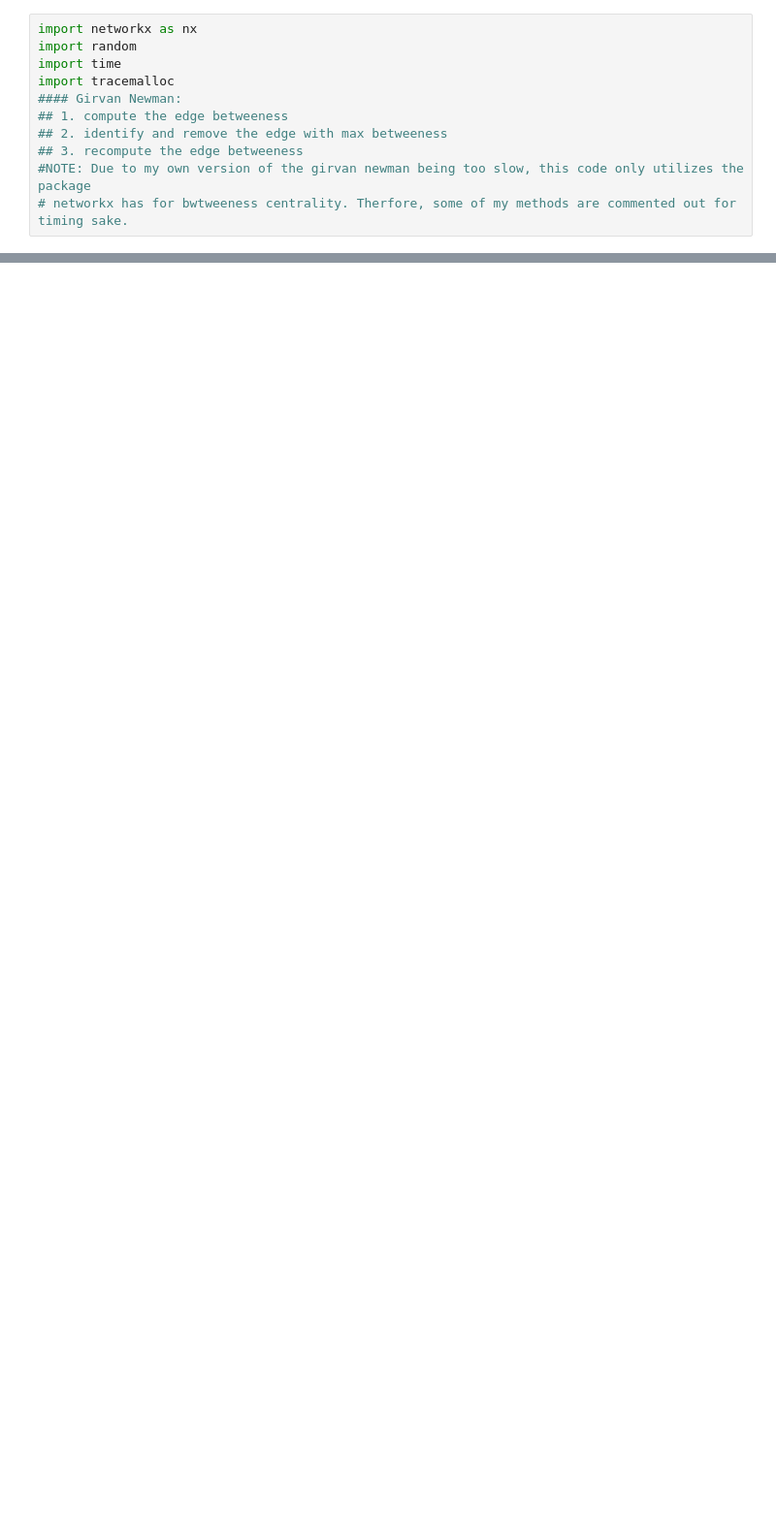
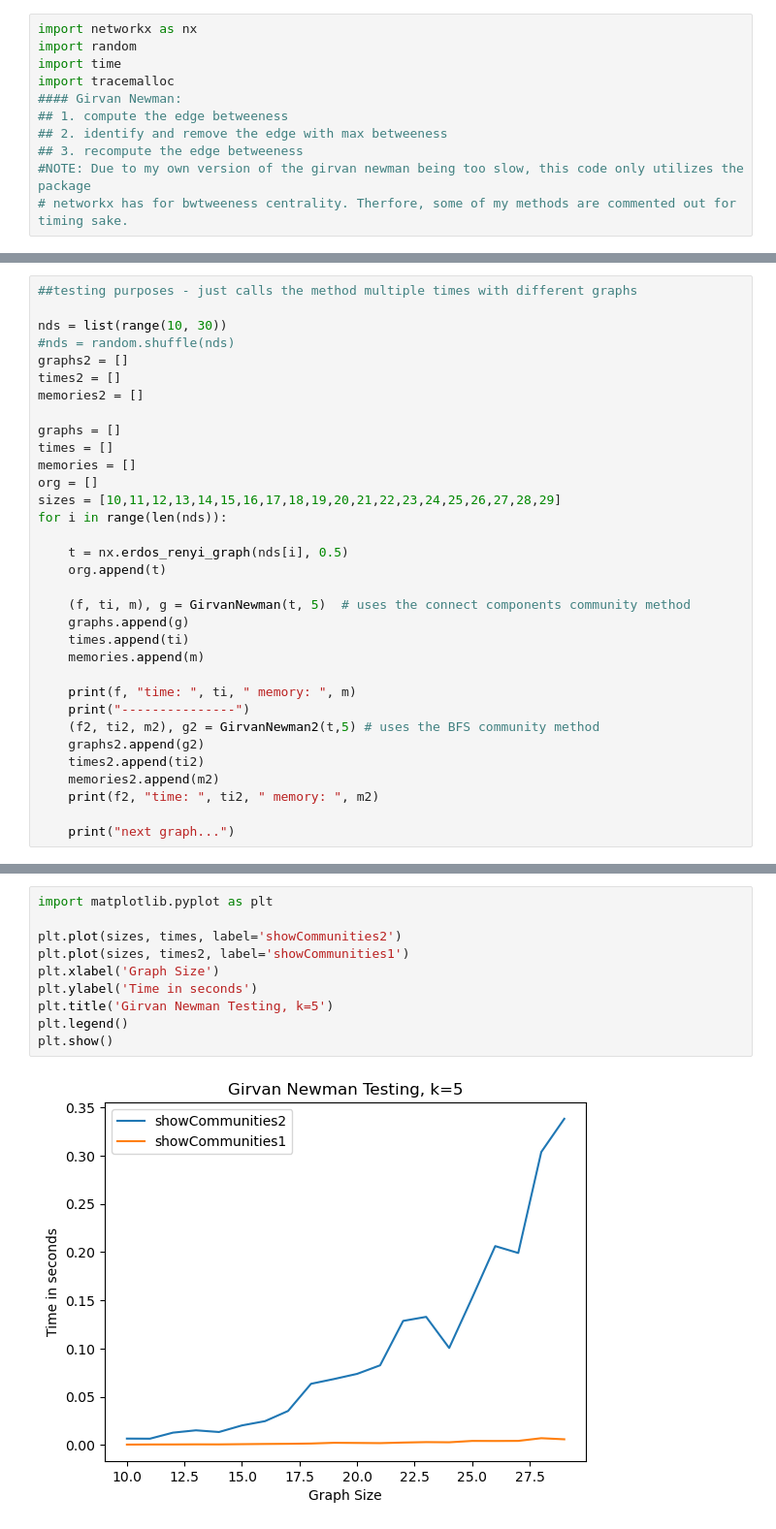
Before and after one commit to WbcEgaBn/CP307, a Jupyter notebook: GN_test.ipynb, the cells around one changed output, grey strips where cells are left out. Shown: that part at 97% size. Saved outputs shown, nothing was run; the diff lists cells and outputs as text; blank space fills up the shorter version.

Commit message:
final version of testing alg

```diff
--- a/GN_test.ipynb
+++ b/GN_test.ipynb
@@ -435,0 +553,33 @@ for i in range(len(nds)):
+# %%
+##testing purposes - just calls the method multiple times with different graphs
+
+nds = list(range(10, 30))
+#nds = random.shuffle(nds)
+graphs2 = []
+times2 = []
+memories2 = []
+
+graphs = []
+times = []
+memories = []
+org = []
+sizes = [10,11,12,13,14,15,16,17,18,19,20,21,22,23,24,25,26,27,28,29]
+for i in range(len(nds)):
+
+    t = nx.erdos_renyi_graph(nds[i], 0.5)
+    org.append(t)
+
+    (f, ti, m), g = GirvanNewman(t, 5)  # uses the connect components community method
+    graphs.append(g)
+    times.append(ti)
+    memories.append(m)
+
+    print(f, "time: ", ti, " memory: ", m)
+    print("---------------")
+    (f2, ti2, m2), g2 = GirvanNewman2(t,5) # uses the BFS community method
+    graphs2.append(g2)
+    times2.append(ti2)
+    memories2.append(m2)
+    print(f2, "time: ", ti2, " memory: ", m2)
+
+    print("next graph...")
@@ -435,0 +604,12 @@ for i in range(len(nds)):
+# %%
+import matplotlib.pyplot as plt
+
+plt.plot(sizes, times, label='showCommunities2')
+plt.plot(sizes, times2, label='showCommunities1')
+plt.xlabel('Graph Size')
+plt.ylabel('Time in seconds')
+plt.title('Girvan Newman Testing, k=5')
+plt.legend()
+plt.show()
+# %% [output]
+[figure, added]
```
Also changed, not shown: parts of 37 cells of this notebook.
